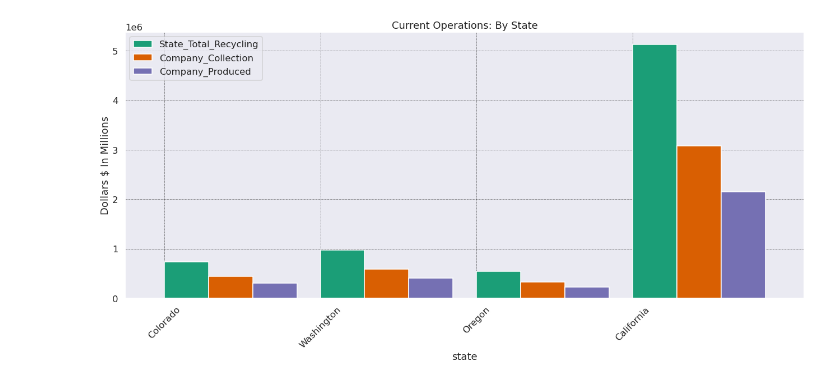
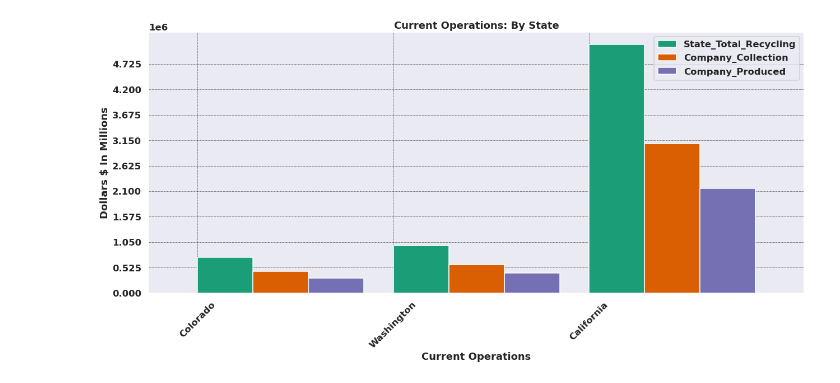
Before and after one commit to ramraider011235/Something-About-Paint-A-New-Industry-is-Born-, a Jupyter notebook: notebooks/final_lab.ipynb, the cells around one changed output. Drawn from its saved outputs; the diff is of its cells as text; code cells hidden in the pictures.

```diff
--- a/notebooks/final_lab.ipynb
+++ b/notebooks/final_lab.ipynb
@@ -4,10 +4,28 @@
 import pandas as pd
 import numpy as np
 import json
+
 import matplotlib
 import matplotlib.pyplot as plt
 plt.style.use('ggplot')
 matplotlib.rcParams.update({'font.size' : 16, 'font.family' : 'sans'})
+SMALL_SIZE = 13
+MEDIUM_SIZE = 18
+BIGGER_SIZE = 25
+plt.rc('font', size = SMALL_SIZE)          # controls default text sizes
+plt.rc('axes', titlesize = MEDIUM_SIZE)     # fontsize of the axes title
+plt.rc('axes', labelsize = MEDIUM_SIZE)    # fontsize of the x and y labels
+plt.rc('xtick', labelsize = SMALL_SIZE)    # fontsize of the tick labels
+plt.rc('ytick', labelsize = SMALL_SIZE)    # fontsize of the tick labels
+plt.rc('legend', fontsize = SMALL_SIZE)    # legend fontsize
+plt.rc('figure', titlesize = BIGGER_SIZE)  # fontsize of the figure title
+
+font = {'family' : 'normal',
+        'weight' : 'bold'}
+matplotlib.rc('font', **font)
+
+plt.rc('axes', linewidth=2)
+
 import scipy as sp
 import scipy.stats as stats
 import seaborn as sns
@@ -249,32 +296,35 @@ profitLoss()
 # %%
 ### ### ### ### ### ###    ### ### ### ### ### ###     ### ### ### ### ### ###
 
 def proform():
 
-    proforma = data[5].drop([2, 5, 6, 7, 8])
+    proforma = data[5].drop([2, 3, 5, 6, 7, 8])
     proforma.columns = ['state', 'population', 'total_sold', 'State_Total_Recycling', 'Company_Collection', 'Company_Produced']
     proforma = proforma.set_index('state').transpose()
     location = proforma.columns
     proforma = proforma.transpose()
     proforma['location'] = location
 
     x = np.arange(len(proforma['total_sold']))
     y = np.arange(0, 5250000, (5250000 / 10))
     fig = plt.figure(figsize=(18,9))
-    ax = fig.add_subplot(111, ylabel='Dollars $ In Millions', xlabel = 'Current Operations')
+    ax = fig.add_subplot(111)
     proforma[['State_Total_Recycling', 'Company_Collection', 'Company_Produced']].plot(kind = 'bar', ax = ax, width = .85, align = 'edge')
-#     ax.set_xticks(x)
+
+    ax.set_ylabel('Dollars $ In Millions', fontweight='bold')
+    ax.set_xlabel('Current Operations', fontweight='bold')
+    ax.set_xticks(x)
     ax.set_xticklabels(proforma['location'], rotation = 45)
-#     ax.set_yticks(y)
-    ax.set_title('Current Operations: By State')
+    ax.set_yticks(y)
+    ax.set_title('Current Operations: By State', fontweight='bold')
     plt.grid(which="major", color='k', linestyle='-.', linewidth=0.5)
     sns.set(style='darkgrid', context='talk', palette='Dark2')
     plt.tight_layout()
     plt.savefig('/home/gordon/galvanize/capstones/capstone1/images/proforma_bar_recycle_collect_produce_ByState.png')
     plt.show();
 proform()
 # %% [output]
-[figure, old version]
+[figure, new version]
 # %%
 ### ### ### ### ### ###    ### ### ### ### ### ###     ### ### ### ### ### ###
 
```
Also changed, not shown: parts of 10 cells of this notebook, 35 other files.
